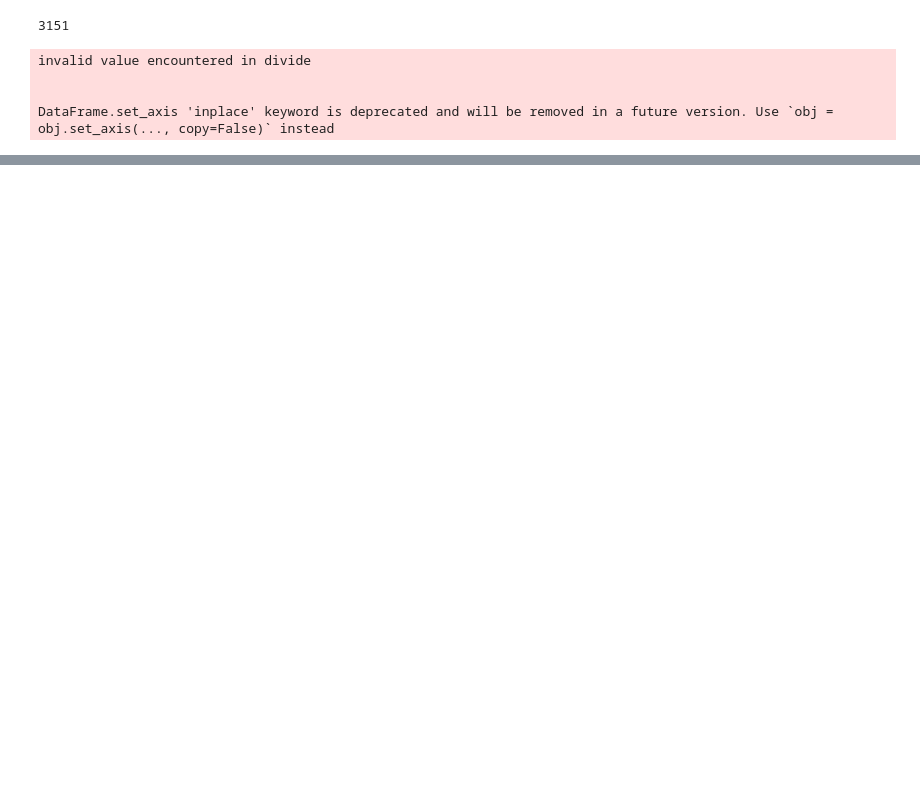
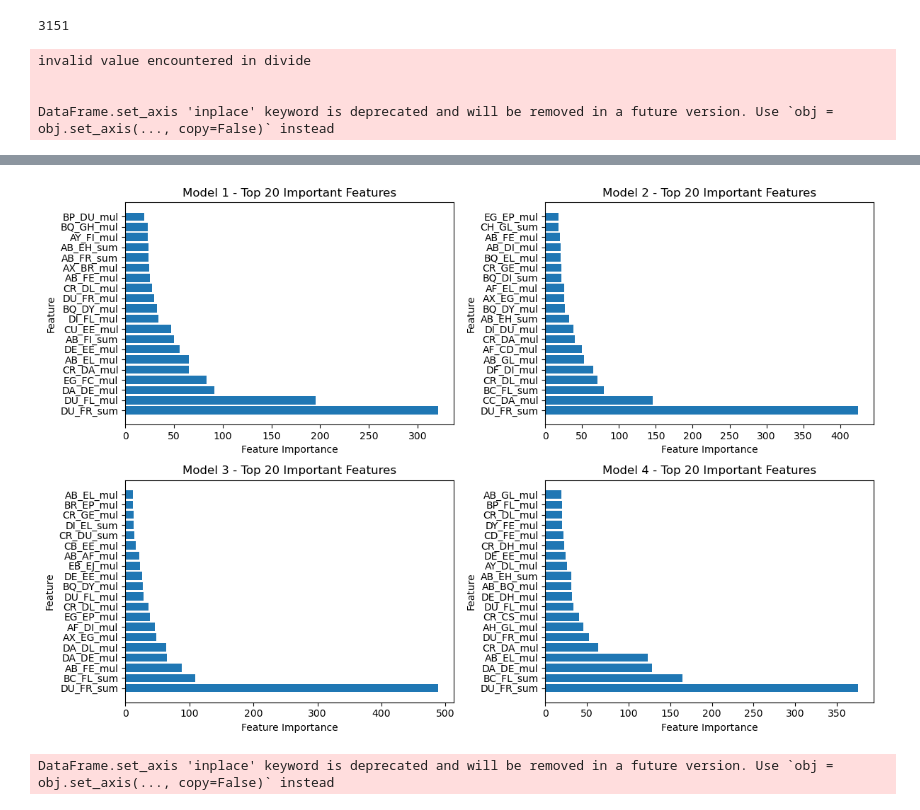
Before and after one commit to Sota-miki/ICR, a Jupyter notebook: notebook/feature_selection.ipynb, the cells around one changed output, grey strips where cells are left out. Drawn from its saved outputs; the diff is of its cells as text; code cells hidden in the pictures; blank space fills up the shorter version.

```diff
--- a/notebook/feature_selection.ipynb
+++ b/notebook/feature_selection.ipynb
@@ -261,0 +323,15 @@ evaluate(selected,X_df,y_df)
+# %%
+fig = make_subplots(rows = 2,cols = 2,
+                    subplot_titles=("fold1", "fold2", "fold3", "fold4"))
+tuples = [(1,1),(1,2),(2,1),(2,2)]
+for i in range(len(evals_results)):
+    train_log = evals_results[i]['train']['balanced_logloss']
+    eval_log = evals_results[i]['valid']['balanced_logloss']
+    x = np.arange(1,1+len(train_log))
+    fig.add_trace(go.Scatter(x = x, y = train_log,mode = 'lines',name = 'train'),
+                 row = tuples[i][0],col = tuples[i][1])
+    fig.add_trace(go.Scatter(x = x, y = eval_log,mode = 'lines',name = 'eval'),
+                 row = tuples[i][0],col = tuples[i][1])
+fig.update_layout(
+    title = "fold1, fold2, fold3, fold4"
+)
@@ -261,0 +340,53 @@ evaluate(selected,X_df,y_df)
+# %%
+fig, axes = plt.subplots(nrows=2, ncols=2, figsize=(12, 8))
+
+
+# 各モデルに対して特徴量の重要度をプロット
+for i, model in enumerate(models):
+    # 重要度の取得
+    importance = model.feature_importance(importance_type='gain')
+    # 特徴量の名前の取得
+    feature_names = model.feature_name()
+
+    # 重要度を降順にソートして上位20個を選択
+    top_features = sorted(zip(feature_names, importance), key=lambda x: x[1], reverse=True)[:20]
+    # 上位20個の特徴量とその重要度を取得
+    top_feature_names = [feat[0] for feat in top_features]
+    top_feature_importance = [feat[1] for feat in top_features]
+
+    # サブプロットにプロット
+    ax = axes[i // 2, i % 2]  # サブプロットの位置を指定
+    ax.barh(range(len(top_feature_names)), top_feature_importance, align='center')
+    ax.set_yticks(range(len(top_feature_names)))
+    ax.set_yticklabels(top_feature_names)
+    ax.set_xlabel('Feature Importance')
+    ax.set_ylabel('Feature')
+    ax.set_title(f'Model {i+1} - Top 20 Important Features')
+
+# サブプロット間のスペースを調整
+plt.tight_layout()
+
+# プロットの表示
+plt.show()
+# %% [output]
+[figure, added]
+# %%
+feature_importances = []
+feature_names = []
+features_df = pd.DataFrame()
+for i,model in enumerate(models):
+    feature_importance = model.feature_importance(importance_type='gain')
+    feature_importances.append(feature_importance)
+    features_df[f"Fold{i+1}"] = feature_importance
+feature_name = model.feature_name()
+feature_importances_array = np.array(feature_importances)
+mean_importances = np.mean(feature_importances,axis = 0)
+std_importances = np.std(feature_importances,axis = 0)
+coefficient_of_variation = std_importances / mean_importances
+
+features_df["Mean"] = mean_importances
+features_df["Std"] = std_importances
+features_df["CV"] = coefficient_of_variation
+features_df.set_axis(feature_name,axis = 0, inplace = True)
+# %% [output]
+DataFrame.set_axis 'inplace' keyword is deprecated and will be removed in a future version. Use `obj = obj.set_axis(..., copy=False)` instead
```
Also changed, not shown: parts of 13 cells of this notebook, 4 other files.
